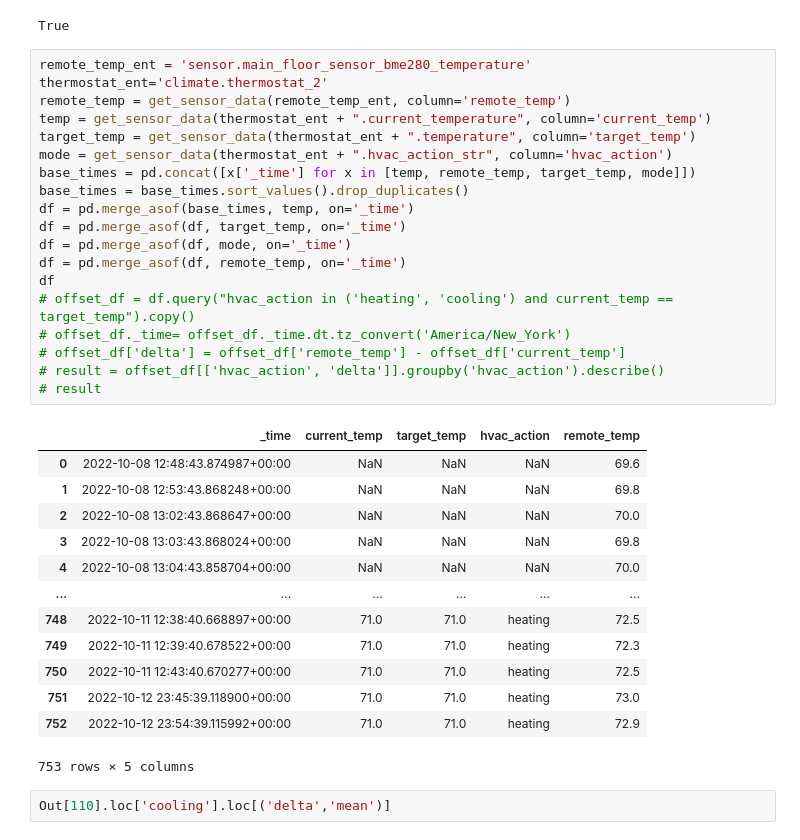
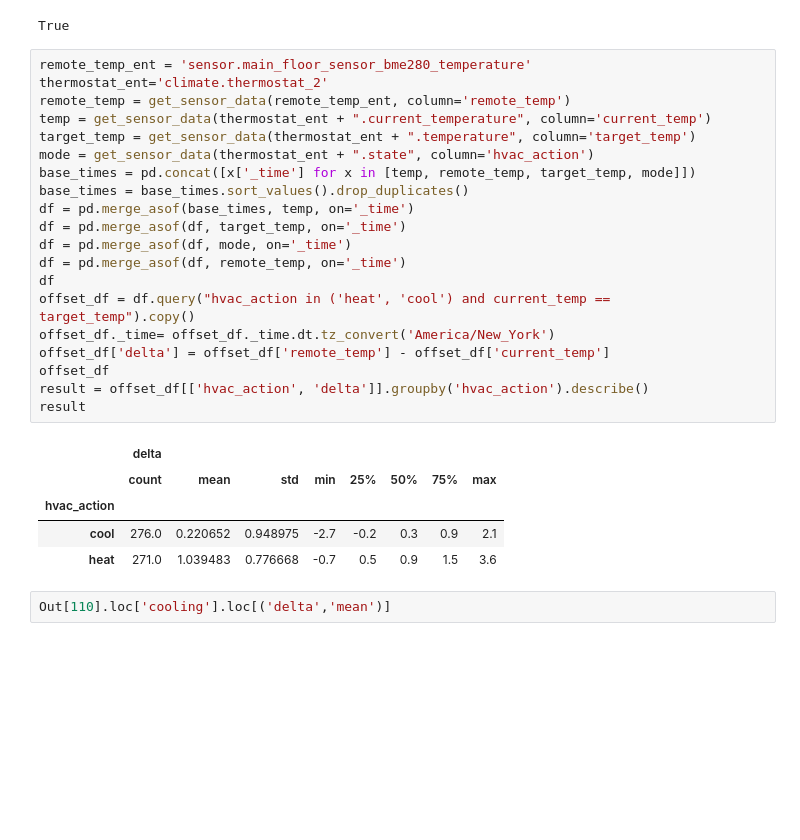
Before and after one commit to dgrnbrg/appdaemon-configs, a Jupyter notebook: appdaemon-dev.ipynb, the cells around one changed output. Cells and saved outputs as stored; diff of their text form; blank space fills up the shorter version.

Commit message:
Fix existing calculations to be based on mode not current action and make speed calibration only consider directionally correct data

```diff
--- a/appdaemon-dev.ipynb
+++ b/appdaemon-dev.ipynb
@@ -149,36 +150,29 @@ True
 # %%
 remote_temp_ent = 'sensor.main_floor_sensor_bme280_temperature'
 thermostat_ent='climate.thermostat_2'
 remote_temp = get_sensor_data(remote_temp_ent, column='remote_temp')
 temp = get_sensor_data(thermostat_ent + ".current_temperature", column='current_temp')
 target_temp = get_sensor_data(thermostat_ent + ".temperature", column='target_temp')
-mode = get_sensor_data(thermostat_ent + ".hvac_action_str", column='hvac_action')
+mode = get_sensor_data(thermostat_ent + ".state", column='hvac_action')
 base_times = pd.concat([x['_time'] for x in [temp, remote_temp, target_temp, mode]])
 base_times = base_times.sort_values().drop_duplicates()
 df = pd.merge_asof(base_times, temp, on='_time')
 df = pd.merge_asof(df, target_temp, on='_time')
 df = pd.merge_asof(df, mode, on='_time')
 df = pd.merge_asof(df, remote_temp, on='_time')
 df
-# offset_df = df.query("hvac_action in ('heating', 'cooling') and current_temp == target_temp").copy()
-# offset_df._time= offset_df._time.dt.tz_convert('America/New_York')
-# offset_df['delta'] = offset_df['remote_temp'] - offset_df['current_temp']
-# result = offset_df[['hvac_action', 'delta']].groupby('hvac_action').describe()
-# result
+offset_df = df.query("hvac_action in ('heat', 'cool') and current_temp == target_temp").copy()
+offset_df._time= offset_df._time.dt.tz_convert('America/New_York')
+offset_df['delta'] = offset_df['remote_temp'] - offset_df['current_temp']
+offset_df
+result = offset_df[['hvac_action', 'delta']].groupby('hvac_action').describe()
+result
 # %% [output]
-|  | _time | current_temp | target_temp | hvac_action | remote_temp |
-| 0 | 2022-10-08 12:48:43.874987+00:00 | NaN | NaN | NaN | 69.6 |
-| 1 | 2022-10-08 12:53:43.868248+00:00 | NaN | NaN | NaN | 69.8 |
-| 2 | 2022-10-08 13:02:43.868647+00:00 | NaN | NaN | NaN | 70.0 |
-| 3 | 2022-10-08 13:03:43.868024+00:00 | NaN | NaN | NaN | 69.8 |
-| 4 | 2022-10-08 13:04:43.858704+00:00 | NaN | NaN | NaN | 70.0 |
-| ... | ... | ... | ... | ... | ... |
-| 748 | 2022-10-11 12:38:40.668897+00:00 | 71.0 | 71.0 | heating | 72.5 |
-| 749 | 2022-10-11 12:39:40.678522+00:00 | 71.0 | 71.0 | heating | 72.3 |
-| 750 | 2022-10-11 12:43:40.670277+00:00 | 71.0 | 71.0 | heating | 72.5 |
-| 751 | 2022-10-12 23:45:39.118900+00:00 | 71.0 | 71.0 | heating | 73.0 |
-| 752 | 2022-10-12 23:54:39.115992+00:00 | 71.0 | 71.0 | heating | 72.9 |
+|  | delta |  |  |  |  |  |  |  |
+|  | count | mean | std | min | 25% | 50% | 75% | max |
+| hvac_action |  |  |  |  |  |  |  |  |
+| cool | 276.0 | 0.220652 | 0.948975 | -2.7 | -0.2 | 0.3 | 0.9 | 2.1 |
+| heat | 271.0 | 1.039483 | 0.776668 | -0.7 | 0.5 | 0.9 | 1.5 | 3.6 |
-753 rows × 5 columns
 # %%
 Out[110].loc['cooling'].loc[('delta','mean')]
 # %% [output]
```
Also changed, not shown: parts of 2 cells of this notebook, 1 other file.
